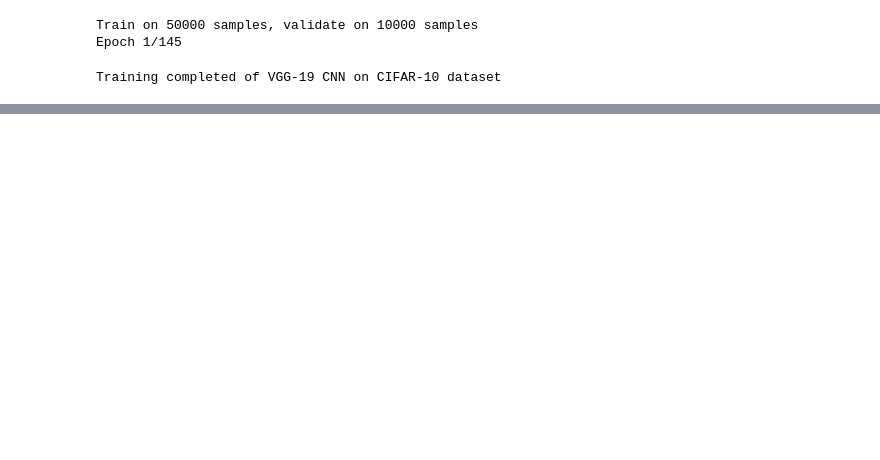
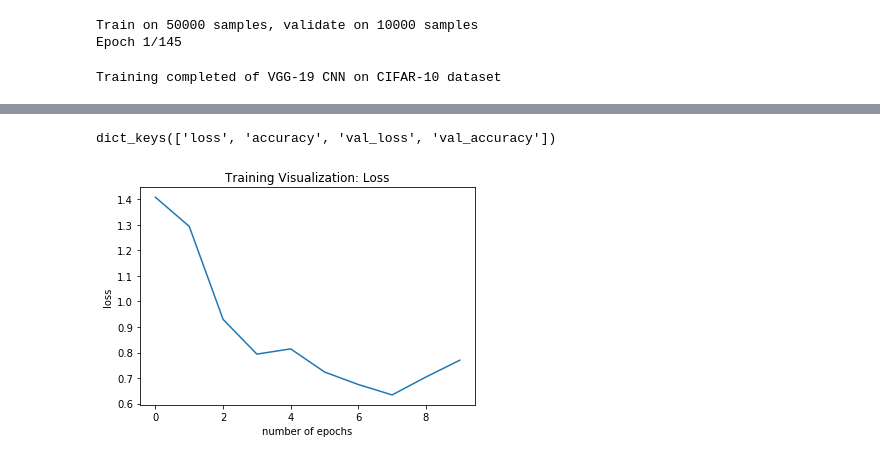
Before and after one commit to arjun-majumdar/Lottery_Ticket_Hypothesis-TensorFlow_2, a Jupyter notebook: VGG_19_LTH_CIFAR10.ipynb, the cells around one changed output, grey strips where cells are left out. Drawn from its saved outputs; the diff is of its cells as text; code cells hidden in the pictures; blank space fills up the shorter version.

```diff
--- a/VGG_19_LTH_CIFAR10.ipynb
+++ b/VGG_19_LTH_CIFAR10.ipynb
@@ -411,0 +419,13 @@ plt.show()
+# %%
+history.history.keys()
+# %% [output]
+dict_keys(['loss', 'accuracy', 'val_loss', 'val_accuracy'])
+# %%
+plt.plot(history.history['val_loss'][:10], label = '')
+
+plt.xlabel("number of epochs")
+plt.ylabel("loss")
+plt.title("Training Visualization: Loss")
+plt.show()
+# %% [output]
+[figure, added]
```
Also changed, not shown: parts of 9 cells of this notebook.
